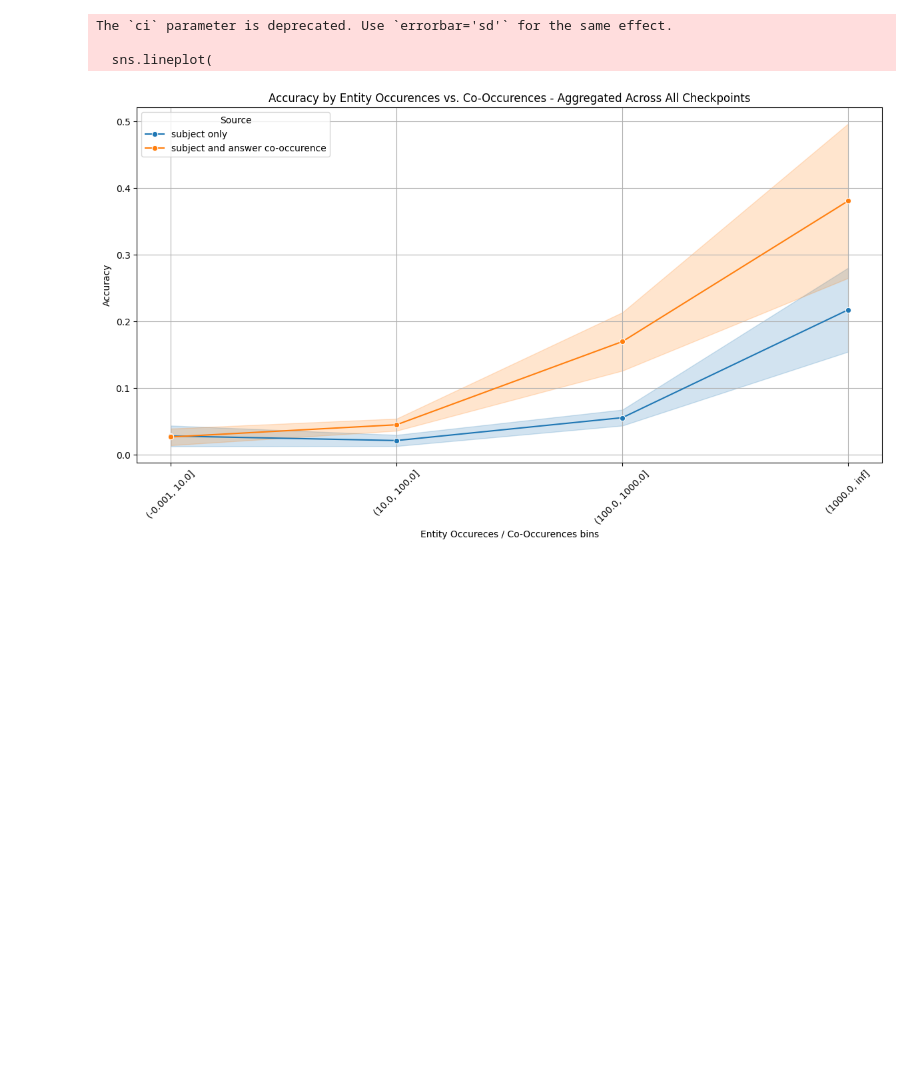
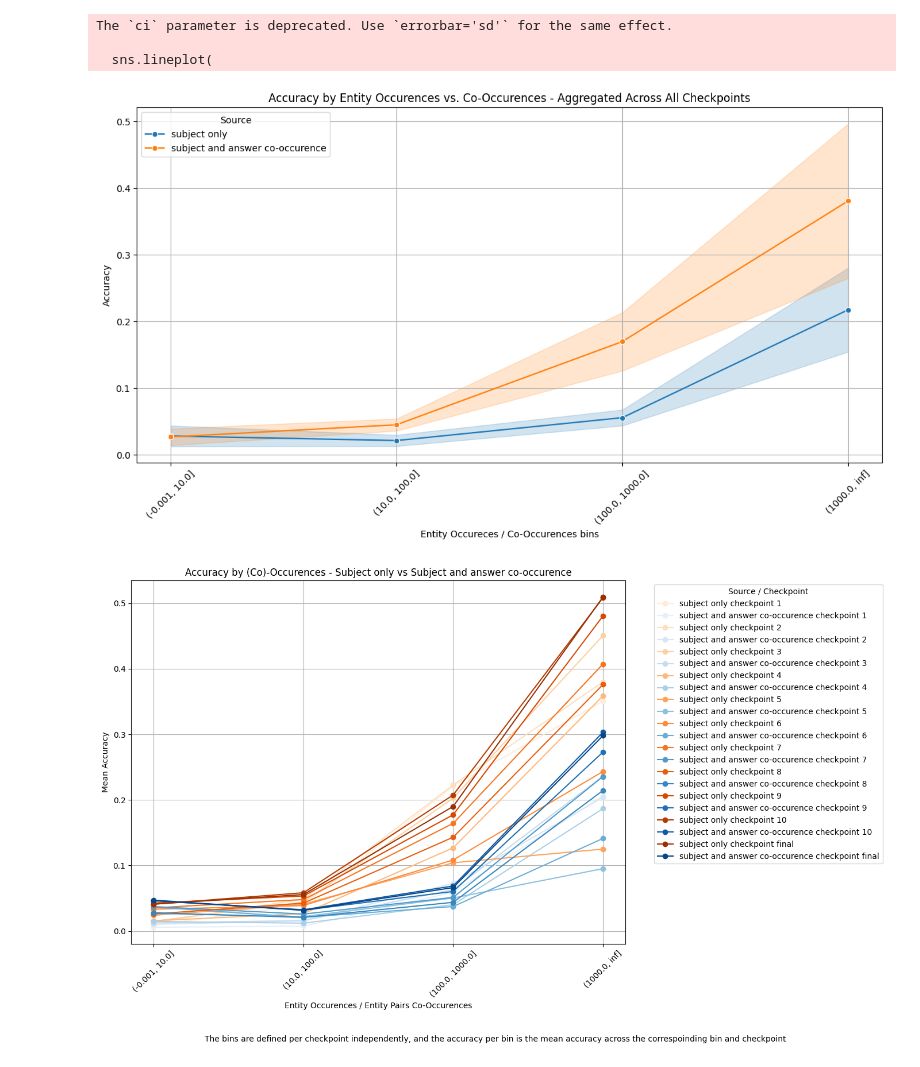
Before and after one commit to dhgottesman/OLMo-core, a Jupyter notebook: plot_performance_by_step.ipynb, the cells around one changed output. Cells and saved outputs as stored; diff of their text form; code cells hidden in the pictures; blank space fills up the shorter version.

Commit message:
plotting debugging and updates

```diff
--- a/plot_performance_by_step.ipynb
+++ b/plot_performance_by_step.ipynb
@@ -391,3 +391,76 @@ The `ci` parameter is deprecated. Use `errorbar='sd'` for the same effect.
 
   sns.lineplot(
 [figure]
+# %%
+import seaborn as sns
+import matplotlib.pyplot as plt
+import pandas as pd
+
+subject_checkpoints = load_checkpoints(SHARED_CHECKPOINT_FOLDER)
+shared_checkpoints = load_checkpoints(CHECKPOINT_FOLDER)
+
+all_results = []
+
+for checkpoint_name in subject_checkpoints.keys():
+    subject_df = extract_entity_data(subject_checkpoints[checkpoint_name])
+    shared_df = extract_entity_data(shared_checkpoints[checkpoint_name])
+
+    subject_result = plot_accuracy_by_field(subject_df, "occurences", checkpoint_name, OUTPUT_FOLDER)
+    subject_result["source"] = "subject only"
+    subject_result["checkpoint"] = checkpoint_name
+
+    shared_result = plot_accuracy_by_field(shared_df, "occurences", checkpoint_name, SHARED_OUTPUT_FOLDER)
+    shared_result["source"] = "subject and answer co-occurence"
+    shared_result["checkpoint"] = checkpoint_name
+
+    all_results.append(subject_result)
+    all_results.append(shared_result)
+
+combined_all_df = pd.concat(all_results, ignore_index=True)
+
+# Optional: Ensure bin_label is ordered correctly
+bin_order = sorted(combined_all_df["bin_label"].unique())
+combined_all_df["bin_label"] = pd.Categorical(combined_all_df["bin_label"], categories=bin_order, ordered=True)
+
+# Define custom palettes for shades of the same color per source
+palette = {
+    "subject only": sns.color_palette("Blues", n_colors=len(subject_checkpoints)),
+    "subject and answer co-occurence": sns.color_palette("Oranges", n_colors=len(shared_checkpoints)),
+}
+
+# Map (source + checkpoint) to a color
+combined_all_df["source_checkpoint"] = combined_all_df["source"] + "_" + combined_all_df["checkpoint"]
+
+# Build custom color mapping
+unique_keys = combined_all_df["source_checkpoint"].unique()
+color_map = {}
+subject_index = 0
+shared_index = 0
+for key in unique_keys:
+    if "answer" in key:
+        color_map[key] = palette["subject only"][subject_index % len(palette["subject only"])]
+        subject_index += 1
+    else:
+        color_map[key] = palette["subject and answer co-occurence"][shared_index % len(palette["subject and answer co-occurence"])]
+        shared_index += 1
+
+# Plot
+plt.figure(figsize=(14, 8))
+
+for key in unique_keys:
+    df = combined_all_df[combined_all_df["source_checkpoint"] == key]
+    label = key.replace("_", " ")  # for cleaner legend
+    plt.plot(df["bin_label"], df["accuracy"], marker='o', label=label, color=color_map[key])
+
+plt.xlabel("Entity Occurences / Entity Pairs Co-Occurences")
+plt.ylabel("Mean Accuracy")
+plt.title("Accuracy by (Co)-Occurences - Subject only vs Subject and answer co-occurence")
+plt.xticks(rotation=45)
+plt.grid(True)
+plt.legend(title="Source / Checkpoint", bbox_to_anchor=(1.05, 1), loc='upper left')
+plt.figtext(0.5, -0.05, "The bins are defined per checkpoint independently, and the accuracy per bin is the mean accuracy across the correspoinding bin and checkpoint", wrap=True,
+            horizontalalignment='center', fontsize=10)
+plt.tight_layout()
+plt.show()
+# %% [output]
+[figure, added]
```
Also changed, not shown: parts of 1 cell of this notebook.
